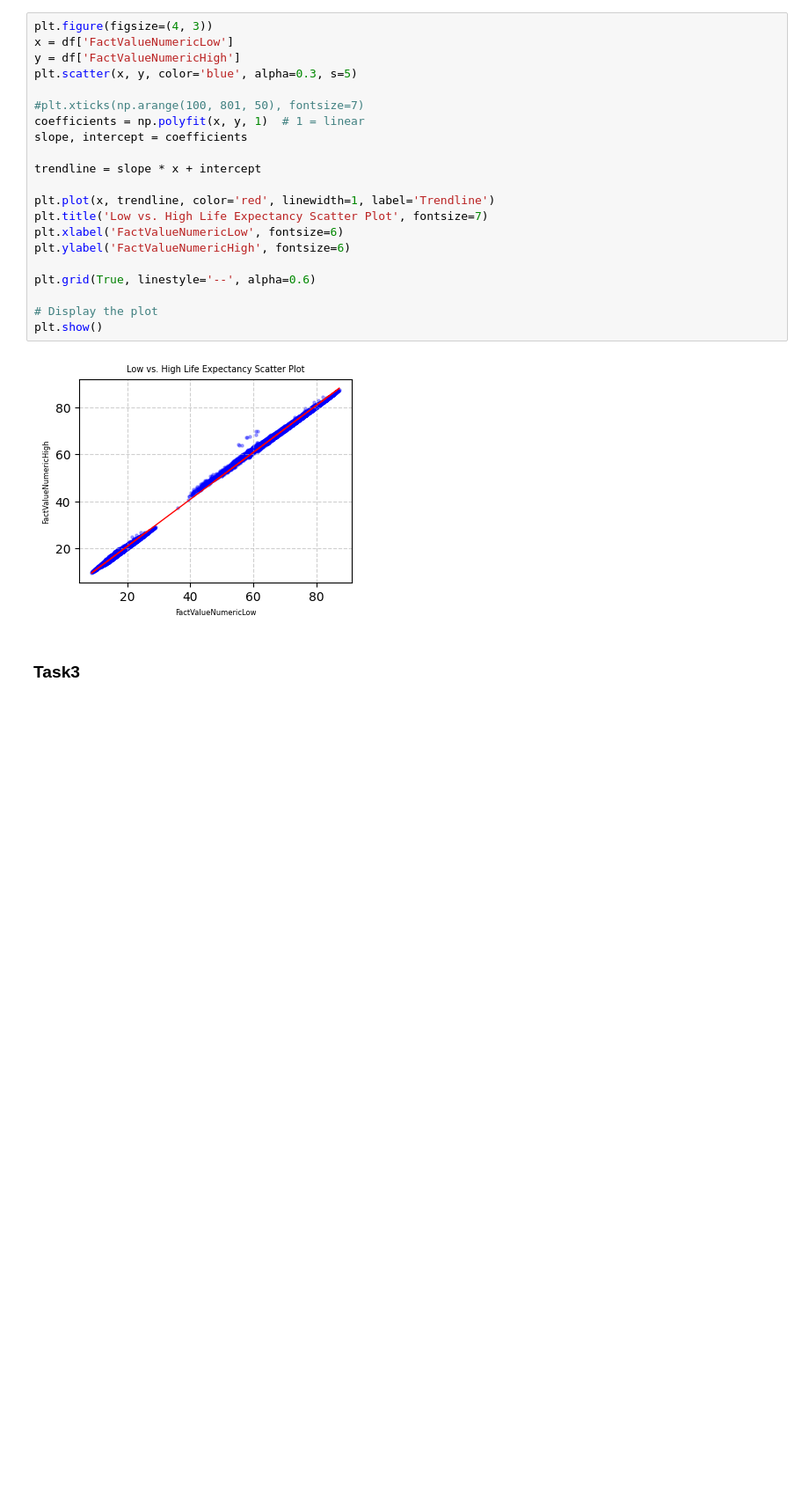
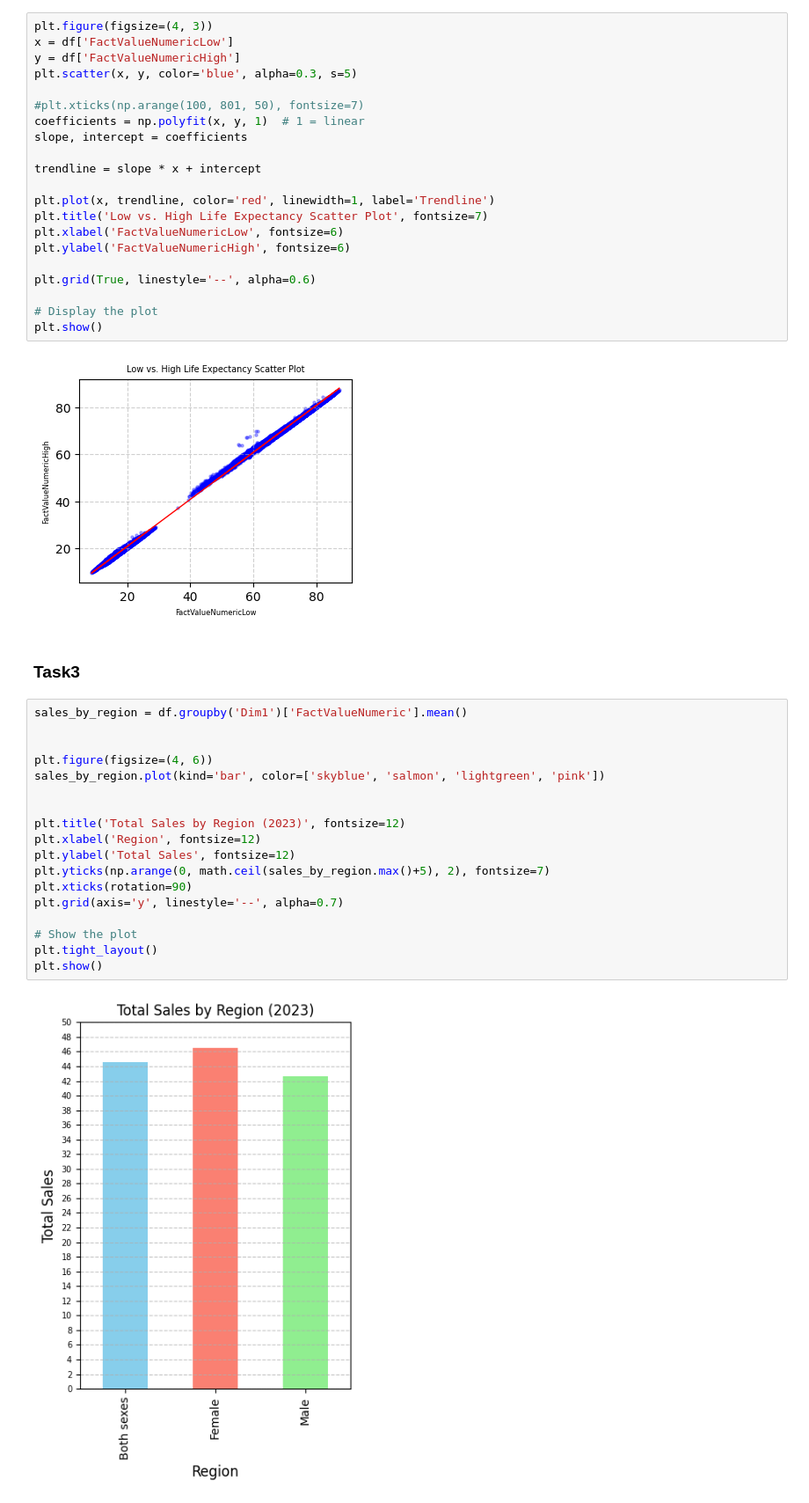
Before and after one commit to M-Hamza-Rao/matplotlib-Numerical-Analysis-of-Health-Indicators, a Jupyter notebook: MainCode.ipynb, the cells around one changed output. Shown at 88% size. Cells and saved outputs as stored; diff of their text form; blank space fills up the shorter version.

```diff
--- a/MainCode.ipynb
+++ b/MainCode.ipynb
@@ -112,3 +112,23 @@ plt.show()
 [figure]
 # %% [markdown]
 ### Task3
+# %%
+sales_by_region = df.groupby('Dim1')['FactValueNumeric'].mean()
+
+
+plt.figure(figsize=(4, 6))
+sales_by_region.plot(kind='bar', color=['skyblue', 'salmon', 'lightgreen', 'pink'])
+
+
+plt.title('Total Sales by Region (2023)', fontsize=12)
+plt.xlabel('Region', fontsize=12)
+plt.ylabel('Total Sales', fontsize=12)
+plt.yticks(np.arange(0, math.ceil(sales_by_region.max()+5), 2), fontsize=7)
+plt.xticks(rotation=90)
+plt.grid(axis='y', linestyle='--', alpha=0.7)
+
+# Show the plot
+plt.tight_layout()
+plt.show()
+# %% [output]
+[figure, added]
```
